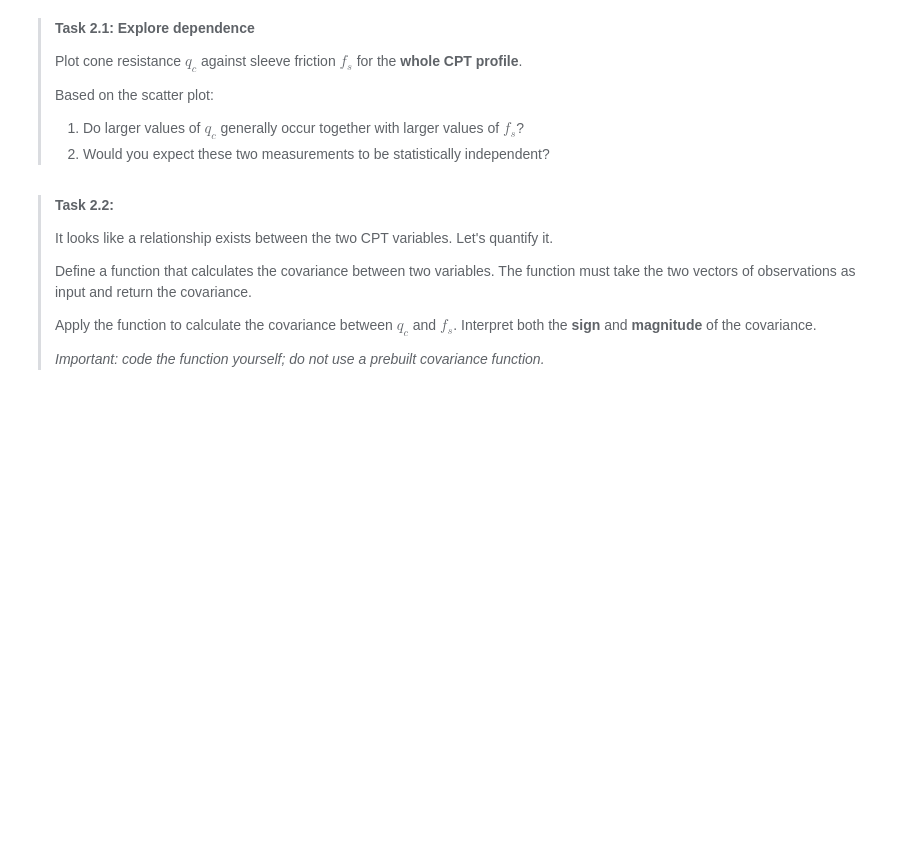
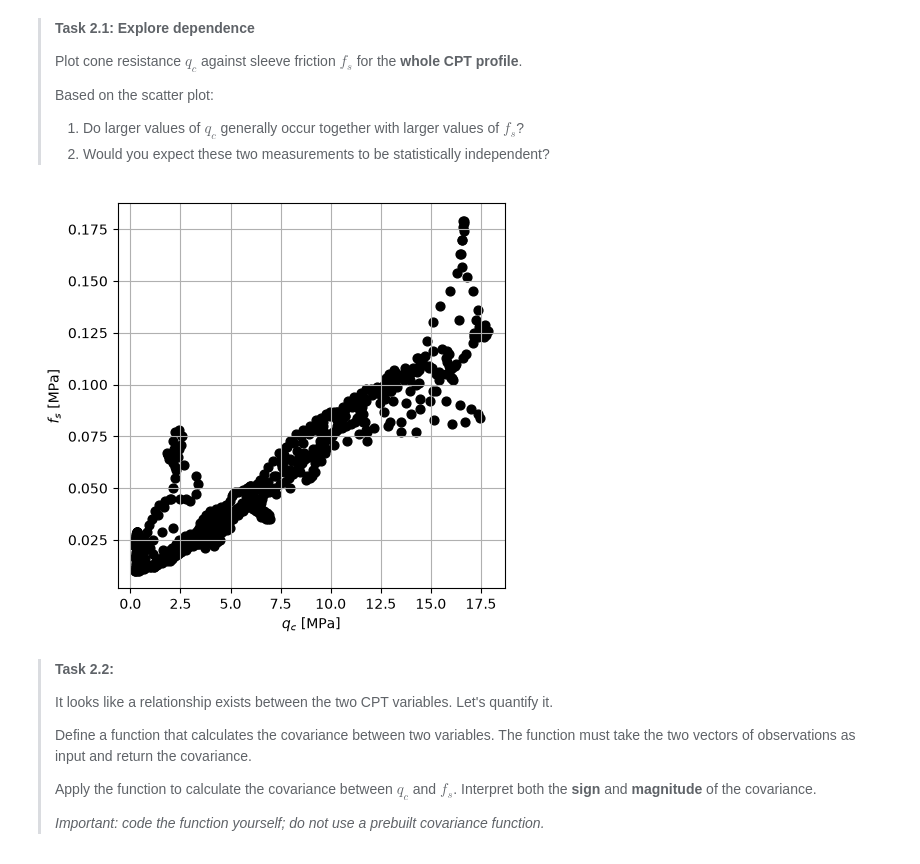
Before and after one commit to sembouman/WS1.5, a Jupyter notebook: Bivariate_Gaussian_CPT_data.ipynb, the cells around one changed output. Saved outputs shown, nothing was run; the diff lists cells and outputs as text; code cells hidden in the pictures; blank space fills up the shorter version.

```diff
--- a/Bivariate_Gaussian_CPT_data.ipynb
+++ b/Bivariate_Gaussian_CPT_data.ipynb
@@ -77,10 +88,12 @@ print(data)
 > 2. Would you expect these two measurements to be statistically independent?
 # %%
 fig, ax = plt.subplots(figsize=(5,5))
-ax.scatter(### YOUR CODE HERE ###, ### YOUR CODE HERE ###, 40, 'k')
+ax.scatter(data[:,0], data[:,1], 40, 'k')
 ax.set_ylabel(r'$f_s$ [MPa]')
 ax.set_xlabel(r'$q_c$ [MPa]')
 ax.grid()
+# %% [output]
+[figure, added]
 # %% [markdown]
 > **Task 2.2:**
 >
```
Also changed, not shown: parts of 8 cells of this notebook.
